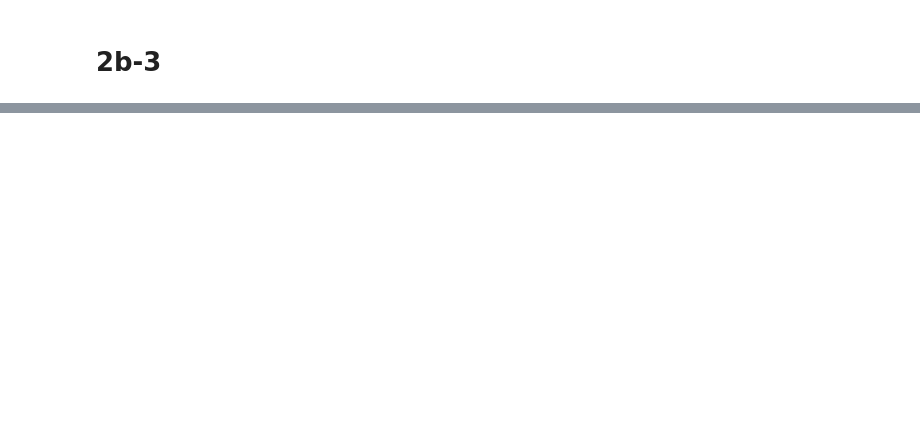
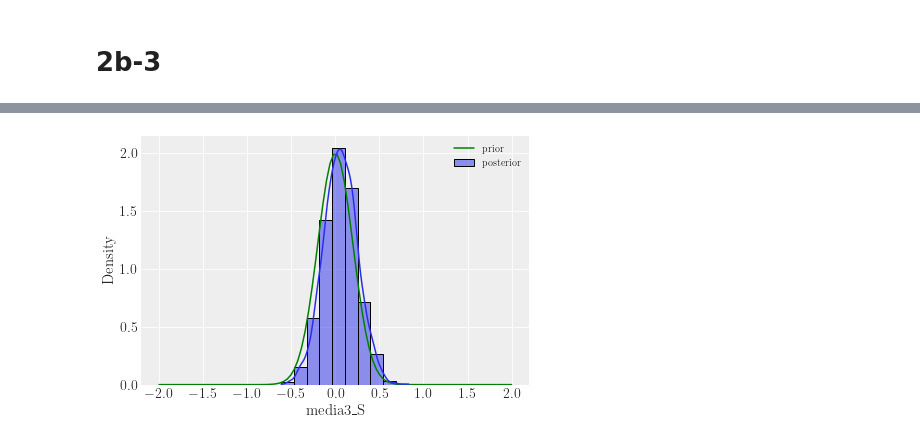
Before and after one commit to leslieDLcy/InformedPriorDist, a Jupyter notebook: src/modelling/part2_prior_choice.ipynb, the cells around one changed output, grey strips where cells are left out. Saved outputs shown, nothing was run; the diff lists cells and outputs as text; code cells hidden in the pictures; blank space fills up the shorter version.

```diff
--- a/src/modelling/part2_prior_choice.ipynb
+++ b/src/modelling/part2_prior_choice.ipynb
@@ -176,0 +256,6 @@ save2Vis('posteior_hdi')
+# %%
+prior_media3 = tfp.distributions.Normal(loc=0, scale=0.2, name='Normal')
+pl_priorNposterior(trace_2b3, parameter='media3_S', prior_obj=prior_media3, low=-2, high=2)
+save2Vis('pp_media3')
+# %% [output]
+[figure, added]
```
Also changed, not shown: parts of 38 cells of this notebook, 10 other files.
